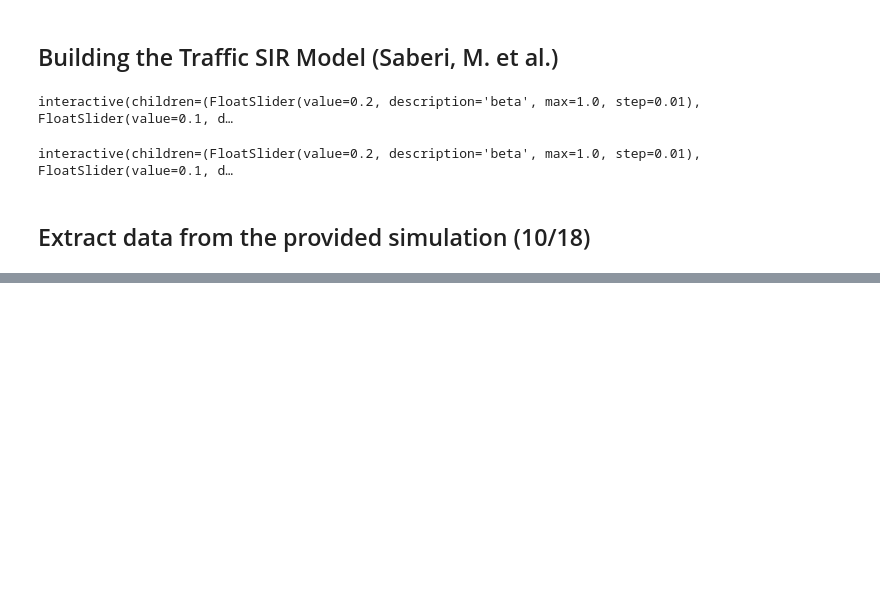
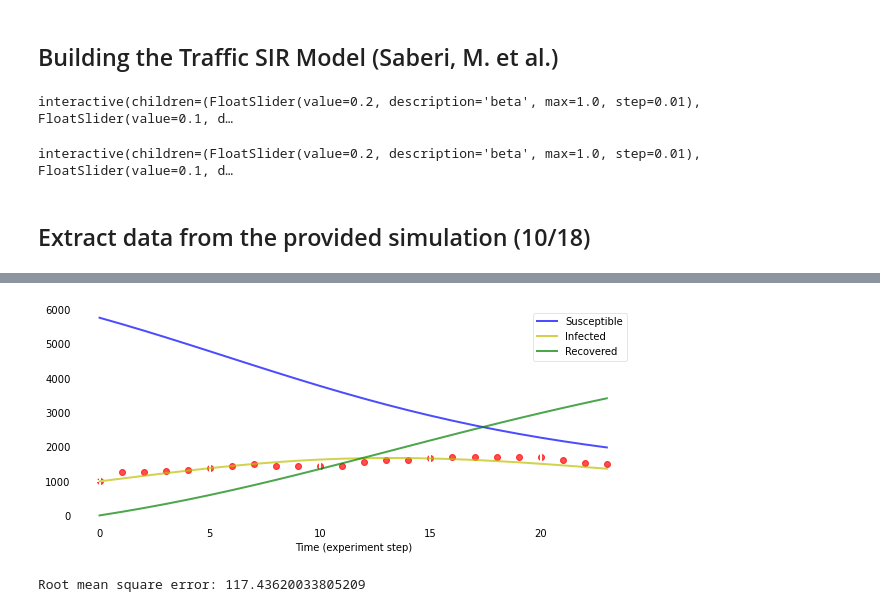
Before and after one commit to CarlQGan/SIR_Traffic, a Jupyter notebook: SIRModel.ipynb, the cells around one changed output, grey strips where cells are left out. Drawn from its saved outputs; the diff is of its cells as text; code cells hidden in the pictures; blank space fills up the shorter version.

```diff
--- a/SIRModel.ipynb
+++ b/SIRModel.ipynb
@@ -386,3 +530,5 @@ KeyboardInterrupt:
 # %%
 # Create a deep copy of df as back up in order not to rerun the above cell
 df_copy = copy.deepcopy(df)
+df_milane_copy = copy.deepcopy(df_milane)
+sections_copy = copy.deepcopy(sections)
@@ -388,0 +540,3 @@ df_copy = copy.deepcopy(df)
+# %%
+total_length = sections['geometry'].length.sum()
+total_length
@@ -388,0 +545,3 @@ df_copy = copy.deepcopy(df)
+# %%
+for i in range(__NUM_EXP):
+    df[i] = df[i][df[i]['speed'] >= 0.0]
@@ -388,0 +669,40 @@ df_copy = copy.deepcopy(df)
+# %%
+def plotsir_w_real_data(t, S, I, R, y_real):
+    f, ax = plt.subplots(1,1,figsize=(10,4))
+    ax.plot(t, S, 'b', alpha=0.7, linewidth=2, label='Susceptible')
+    ax.plot(t, I, 'y', alpha=0.7, linewidth=2, label='Infected')
+    ax.plot(t, R, 'g', alpha=0.7, linewidth=2, label='Recovered')
+    ax.scatter(t, y_real, color='r', alpha=0.7)
+
+    ax.set_xlabel('Time (experiment step)')
+
+    ax.yaxis.set_tick_params(length=0)
+    ax.xaxis.set_tick_params(length=0)
+    ax.grid(b=True, which='major', c='w', lw=2, ls='-')
+    legend = ax.legend()
+    legend.get_frame().set_alpha(0.5)
+    for spine in ('top', 'right', 'bottom', 'left'):
+        ax.spines[spine].set_visible(False)
+    plt.show()
+    print(f"Root mean square error: {str(rmse(I, y_real))}")
+# %%
+N = 6758 # using the mean of number of sections with recorded data
+beta = 0.211237 # congested road section infects 1 other road section per timestep
+D = 10.0 # congestions lasts D time steps
+gamma = 1.0 / D # Recovery rate
+
+# initial conditions: I0 congested, rest susceptible
+I0 = 994
+S0, R0 = N - I0, 0
+
+t = np.linspace(0, 23, 24) # Grid of time points (in timesteps)
+y0 = S0, I0, R0 # Initial conditions vector
+
+# Integrate the SIR equations over the time grid, t.
+ret = odeint(deriv, y0, t, args=(N, beta, gamma))
+S, I, R = ret.T
+
+plotsir_w_real_data(t, S, I, R, gdf_agg[0]['congested at rho = 0.9'].tolist())
+# %% [output]
+[figure, added]
+Root mean square error: 117.43620033805209
```
Also changed, not shown: parts of 27 cells of this notebook, 2 other files.
